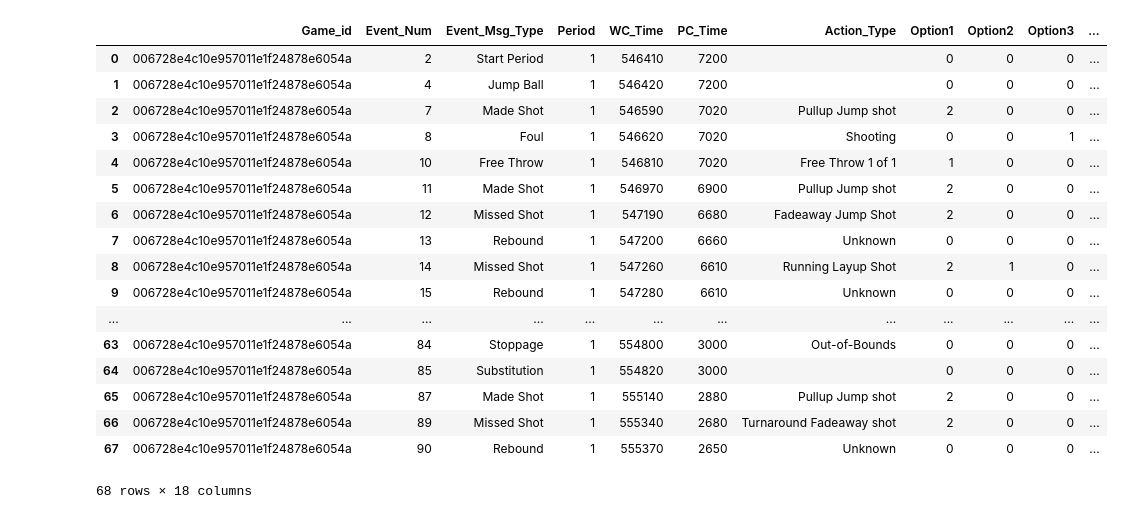
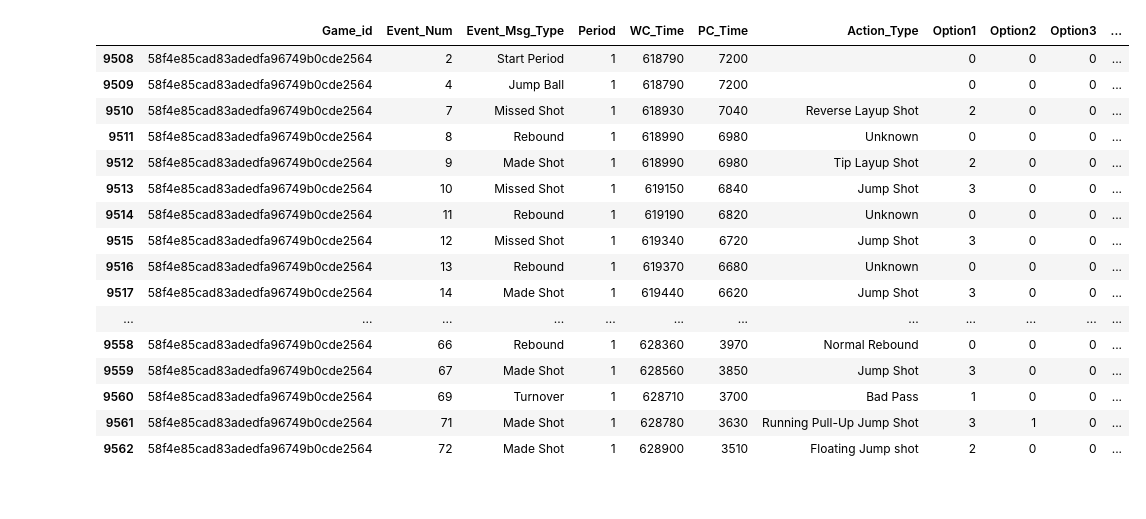
Before and after one commit to wpouse/NBA, a Jupyter notebook: Hackathon Prompt/NBARatingsScrubbed.ipynb, the cells around one changed output. Cells and saved outputs as stored; diff of their text form; code cells hidden in the pictures.

```diff
--- a/Hackathon Prompt/NBARatingsScrubbed.ipynb
+++ b/Hackathon Prompt/NBARatingsScrubbed.ipynb
@@ -764,10 +764,10 @@ df.to_excel("GameRatings.xlsx", index=False)
 # %%
 ## bug in playbyplay that cant be fixed? Look at gameIDs[3] events 21-23 show missed free throw, rebound, then made free throw?
 #Assuming its even ft, ft, rebound it says it was made so how can there be a rebound?
-game = GameIDs[0]
+game = GameIDs[21]
 gamePlayByPlay= sortedPlayByPlay(PlayByPlay[PlayByPlay['Game_id'] == game])
 gameLineup = GameLineup[GameLineup['Game_id'] == game]
-gameDict = gameRatingsSubCleaned(gamePlayByPlay[:117], gameLineup, eventCodes, verbose=True)
+gameDict = gameRatingsSubCleaned(gamePlayByPlay[:119], gameLineup, eventCodes, verbose=True)
 # %% [output]
 Counter 0
 Event Num 2
@@ -834,21 +814,20 @@ rdPBP[60:117]
 # %%
-rdPBP[:68]
+rdPBP[:55]
 # %% [output]
 |  | Game_id | Event_Num | Event_Msg_Type | Period | WC_Time | PC_Time | Action_Type | Option1 | Option2 | Option3 | ... |
-| 0 | 006728e4c10e957011e1f24878e6054a | 2 | Start Period | 1 | 546410 | 7200 |  | 0 | 0 | 0 | ... |
-| 1 | 006728e4c10e957011e1f24878e6054a | 4 | Jump Ball | 1 | 546420 | 7200 |  | 0 | 0 | 0 | ... |
-| 2 | 006728e4c10e957011e1f24878e6054a | 7 | Made Shot | 1 | 546590 | 7020 | Pullup Jump shot | 2 | 0 | 0 | ... |
-| 3 | 006728e4c10e957011e1f24878e6054a | 8 | Foul | 1 | 546620 | 7020 | Shooting | 0 | 0 | 1 | ... |
-| 4 | 006728e4c10e957011e1f24878e6054a | 10 | Free Throw | 1 | 546810 | 7020 | Free Throw 1 of 1 | 1 | 0 | 0 | ... |
-| 5 | 006728e4c10e957011e1f24878e6054a | 11 | Made Shot | 1 | 546970 | 6900 | Pullup Jump shot | 2 | 0 | 0 | ... |
-| 6 | 006728e4c10e957011e1f24878e6054a | 12 | Missed Shot | 1 | 547190 | 6680 | Fadeaway Jump Shot | 2 | 0 | 0 | ... |
-| 7 | 006728e4c10e957011e1f24878e6054a | 13 | Rebound | 1 | 547200 | 6660 | Unknown | 0 | 0 | 0 | ... |
-| 8 | 006728e4c10e957011e1f24878e6054a | 14 | Missed Shot | 1 | 547260 | 6610 | Running Layup Shot | 2 | 1 | 0 | ... |
-| 9 | 006728e4c10e957011e1f24878e6054a | 15 | Rebound | 1 | 547280 | 6610 | Unknown | 0 | 0 | 0 | ... |
+| 9508 | 58f4e85cad83adedfa96749b0cde2564 | 2 | Start Period | 1 | 618790 | 7200 |  | 0 | 0 | 0 | ... |
+| 9509 | 58f4e85cad83adedfa96749b0cde2564 | 4 | Jump Ball | 1 | 618790 | 7200 |  | 0 | 0 | 0 | ... |
+| 9510 | 58f4e85cad83adedfa96749b0cde2564 | 7 | Missed Shot | 1 | 618930 | 7040 | Reverse Layup Shot | 2 | 0 | 0 | ... |
+| 9511 | 58f4e85cad83adedfa96749b0cde2564 | 8 | Rebound | 1 | 618990 | 6980 | Unknown | 0 | 0 | 0 | ... |
+| 9512 | 58f4e85cad83adedfa96749b0cde2564 | 9 | Made Shot | 1 | 618990 | 6980 | Tip Layup Shot | 2 | 0 | 0 | ... |
+| 9513 | 58f4e85cad83adedfa96749b0cde2564 | 10 | Missed Shot | 1 | 619150 | 6840 | Jump Shot | 3 | 0 | 0 | ... |
+| 9514 | 58f4e85cad83adedfa96749b0cde2564 | 11 | Rebound | 1 | 619190 | 6820 | Unknown | 0 | 0 | 0 | ... |
+| 9515 | 58f4e85cad83adedfa96749b0cde2564 | 12 | Missed Shot | 1 | 619340 | 6720 | Jump Shot | 3 | 0 | 0 | ... |
+| 9516 | 58f4e85cad83adedfa96749b0cde2564 | 13 | Rebound | 1 | 619370 | 6680 | Unknown | 0 | 0 | 0 | ... |
+| 9517 | 58f4e85cad83adedfa96749b0cde2564 | 14 | Made Shot | 1 | 619440 | 6620 | Jump Shot | 3 | 0 | 0 | ... |
 | ... | ... | ... | ... | ... | ... | ... | ... | ... | ... | ... | ... |
-| 63 | 006728e4c10e957011e1f24878e6054a | 84 | Stoppage | 1 | 554800 | 3000 | Out-of-Bounds | 0 | 0 | 0 | ... |
-| 64 | 006728e4c10e957011e1f24878e6054a | 85 | Substitution | 1 | 554820 | 3000 |  | 0 | 0 | 0 | ... |
-| 65 | 006728e4c10e957011e1f24878e6054a | 87 | Made Shot | 1 | 555140 | 2880 | Pullup Jump shot | 2 | 0 | 0 | ... |
-| 66 | 006728e4c10e957011e1f24878e6054a | 89 | Missed Shot | 1 | 555340 | 2680 | Turnaround Fadeaway shot | 2 | 0 | 0 | ... |
-| 67 | 006728e4c10e957011e1f24878e6054a | 90 | Rebound | 1 | 555370 | 2650 | Unknown | 0 | 0 | 0 | ... |
+| 9558 | 58f4e85cad83adedfa96749b0cde2564 | 66 | Rebound | 1 | 628360 | 3970 | Normal Rebound | 0 | 0 | 0 | ... |
+| 9559 | 58f4e85cad83adedfa96749b0cde2564 | 67 | Made Shot | 1 | 628560 | 3850 | Jump Shot | 3 | 0 | 0 | ... |
+| 9560 | 58f4e85cad83adedfa96749b0cde2564 | 69 | Turnover | 1 | 628710 | 3700 | Bad Pass | 1 | 0 | 0 | ... |
+| 9561 | 58f4e85cad83adedfa96749b0cde2564 | 71 | Made Shot | 1 | 628780 | 3630 | Running Pull-Up Jump Shot | 3 | 1 | 0 | ... |
+| 9562 | 58f4e85cad83adedfa96749b0cde2564 | 72 | Made Shot | 1 | 628900 | 3510 | Floating Jump shot | 2 | 0 | 0 | ... |
-68 rows × 18 columns
```
Also changed, not shown: parts of 5 cells of this notebook, 1 other file.
